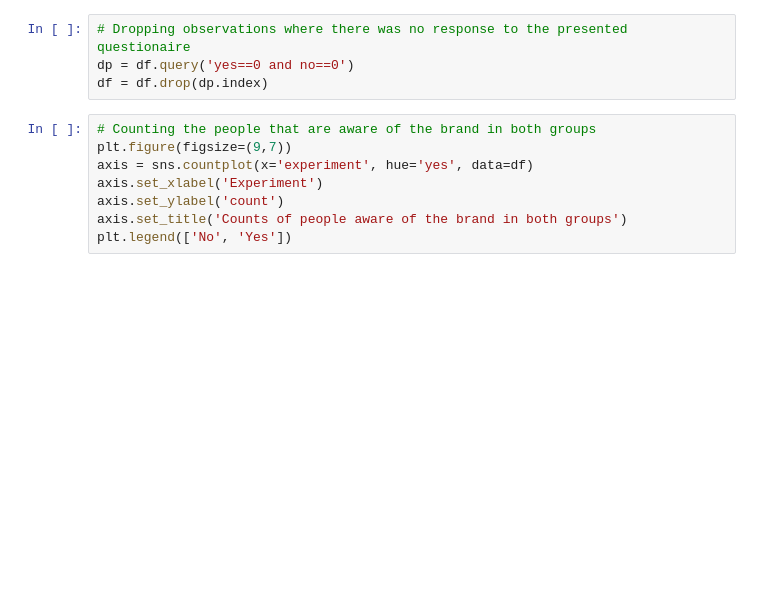
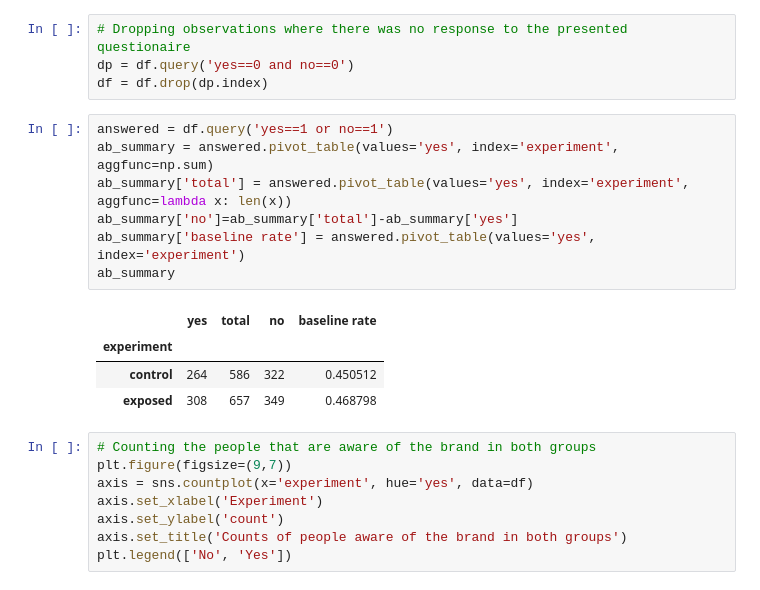
Before and after one commit to KaydeeJR/Ad-campaign-performance, a Jupyter notebook: notebooks/classical_AB_testing.ipynb, the cells around one changed output. Saved outputs shown, nothing was run; the diff lists cells and outputs as text; blank space fills up the shorter version.

```diff
--- a/notebooks/classical_AB_testing.ipynb
+++ b/notebooks/classical_AB_testing.ipynb
@@ -36,6 +29,18 @@ df.head()
 # Dropping observations where there was no response to the presented questionaire
 dp = df.query('yes==0 and no==0')
 df = df.drop(dp.index)
+# %%
+answered = df.query('yes==1 or no==1')
+ab_summary = answered.pivot_table(values='yes', index='experiment', aggfunc=np.sum)
+ab_summary['total'] = answered.pivot_table(values='yes', index='experiment', aggfunc=lambda x: len(x))
+ab_summary['no']=ab_summary['total']-ab_summary['yes']
+ab_summary['baseline rate'] = answered.pivot_table(values='yes', index='experiment')
+ab_summary
+# %% [output]
+|  | yes | total | no | baseline rate |
+| experiment |  |  |  |  |
+| control | 264 | 586 | 322 | 0.450512 |
+| exposed | 308 | 657 | 349 | 0.468798 |
 # %%
 # Counting the people that are aware of the brand in both groups
 plt.figure(figsize=(9,7))
```
Also changed, not shown: parts of 1 cell of this notebook.
